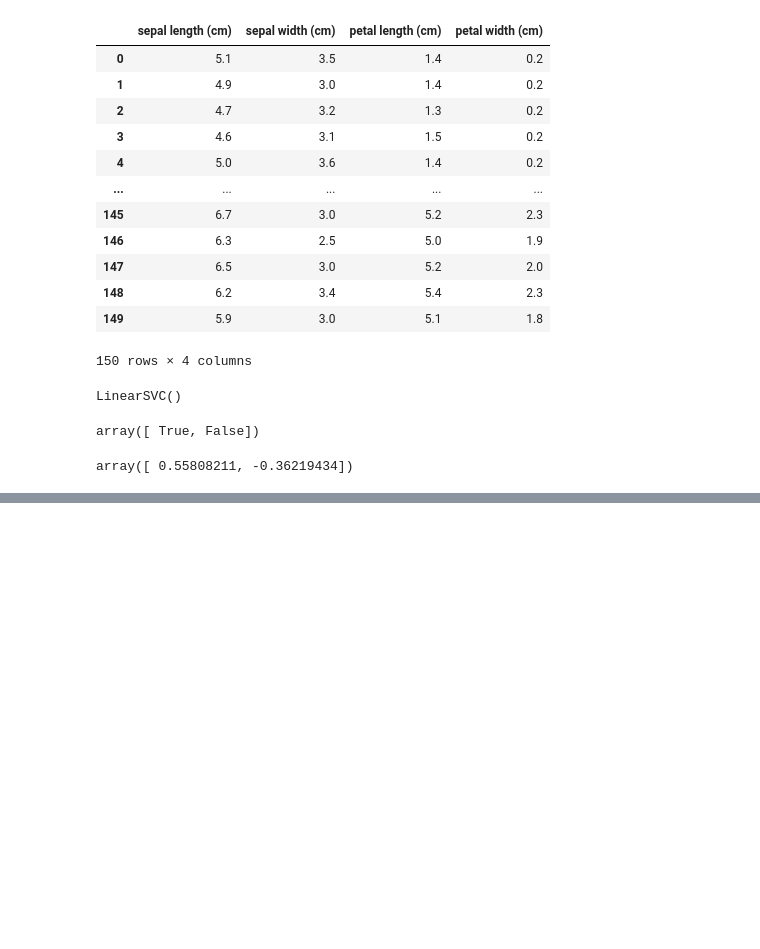
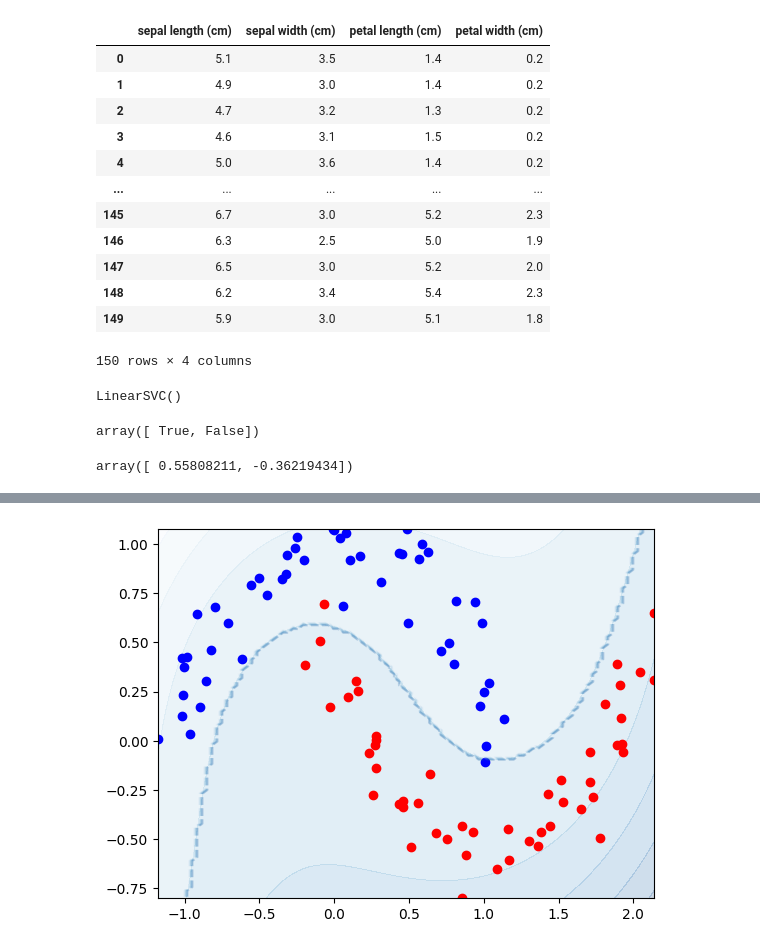
Before and after one commit to yeghor/Learning-Machine-Learning, a Jupyter notebook: jupyter_notes/4-SVM.ipynb, the cells around one changed output, grey strips where cells are left out. Drawn from its saved outputs; the diff is of its cells as text; code cells hidden in the pictures; blank space fills up the shorter version.

```diff
--- a/jupyter_notes/4-SVM.ipynb
+++ b/jupyter_notes/4-SVM.ipynb
@@ -60,0 +86,24 @@ array([ 0.55808211, -0.36219434])
+# %%
+def plot_dataset(X, y):
+    plt.scatter(X[:, 0][y == 0], X[:, 1][y == 0], c="blue")
+    plt.scatter(X[:, 0][y == 1], X[:, 1][y == 1], c="red")
+
+def plot_svm(svm, axes):
+    X_0, X_1 = np.linspace(axes[0], axes[1], 100), np.linspace(axes[2], axes[3], 100)
+
+    # Contains every possible point of the generated X_0 and X_1 coordinates
+    X0s, X1s = np.meshgrid(X_0, X_1)
+    X = np.c_[X0s.ravel(), X1s.ravel()]
+
+    # Reshaping to make the same shape as our coordinate grid
+    y_pred = svm.predict(X).reshape(X0s.shape)
+    y_decision = svm.decision_function(X).reshape(X0s.shape)
+
+    plt.contourf(X0s, X1s, y_decision, cmap="Blues", alpha=0.2) # Decision function values map
+    plt.contour(X0s, X1s, y_pred, cmap="Blues", alpha=0.2, linestyles=["--"]) # Decision boundary
+
+
+plot_svm(polynomial_svm_clf, axes=[np.min(X[:, 0]), np.max(X[:, 0]), np.min(X[:, 1]), np.max(X[:, 1])])
+plot_dataset(X, y)
+# %% [output]
+[figure, added]
```
Also changed, not shown: parts of 10 cells of this notebook.
